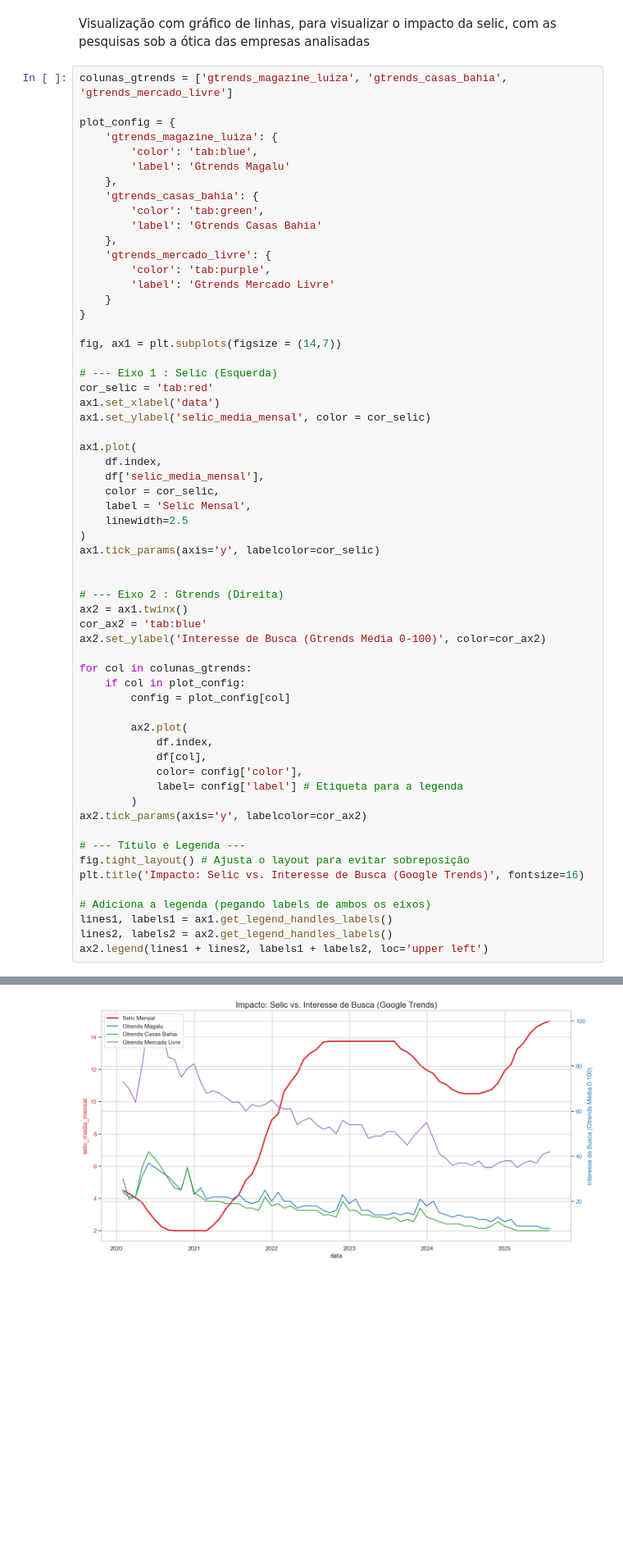
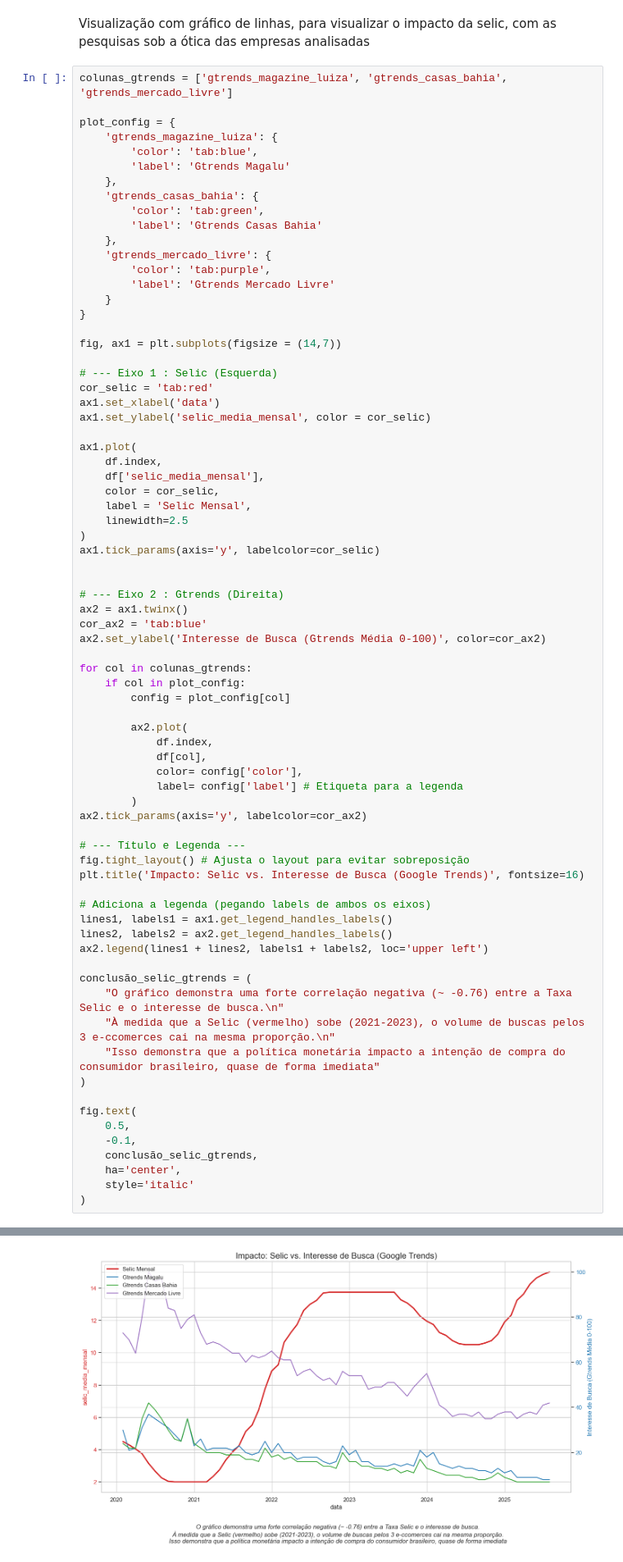
Before and after one commit to ThiagoPBorges/E-commerce-Macroeconomia-BR, a Jupyter notebook: notebooks_/03_exploratory_data_analysis.ipynb, the cells around one changed output, grey strips where cells are left out. Shown at 82% size. Saved outputs shown, nothing was run; the diff lists cells and outputs as text; blank space fills up the shorter version.

```diff
--- a/notebooks_/03_exploratory_data_analysis.ipynb
+++ b/notebooks_/03_exploratory_data_analysis.ipynb
@@ -157,4 +157,18 @@ plt.title('Impacto: Selic vs. Interesse de Busca (Google Trends)', fontsize=16)
 lines1, labels1 = ax1.get_legend_handles_labels()
 lines2, labels2 = ax2.get_legend_handles_labels()
 ax2.legend(lines1 + lines2, labels1 + labels2, loc='upper left')
+
+conclusão_selic_gtrends = (
+    "O gráfico demonstra uma forte correlação negativa (~ -0.76) entre a Taxa Selic e o interesse de busca.\n"
+    "À medida que a Selic (vermelho) sobe (2021-2023), o volume de buscas pelos 3 e-ccomerces cai na mesma proporção.\n"
+    "Isso demonstra que a política monetária impacto a intenção de compra do consumidor brasileiro, quase de forma imediata"
+)
+
+fig.text(
+    0.5,
+    -0.1,
+    conclusão_selic_gtrends,
+    ha='center',
+    style='italic'
+)
 # %% [output]
@@ -162 +176 @@ ax2.legend(lines1 + lines2, labels1 + labels2, loc='upper left')
-[figure, old version]
+[figure, new version]
```
Also changed, not shown: parts of 3 cells of this notebook.
